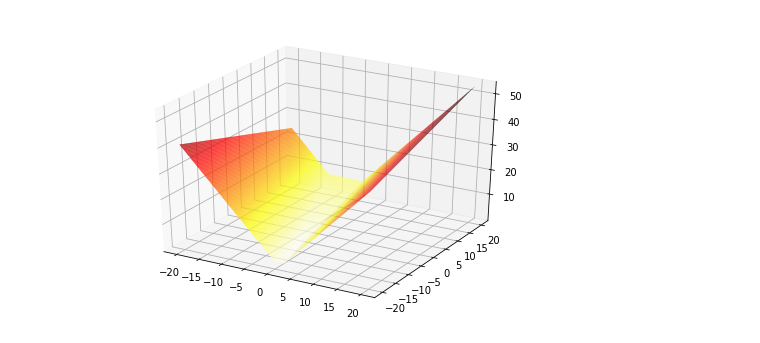
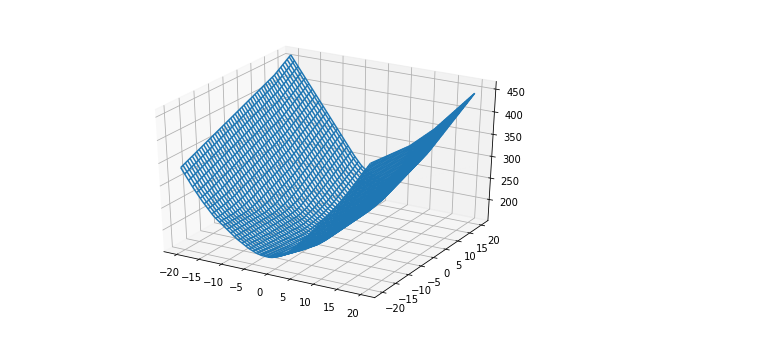
Before and after one commit to rosedaystory/eye_center_finder, a Jupyter notebook: exact solution finder.ipynb, the cells around one changed output. Drawn from its saved outputs; the diff is of its cells as text; code cells hidden in the pictures.

```diff
--- a/exact solution finder.ipynb
+++ b/exact solution finder.ipynb
@@ -9,7 +9,7 @@ def f(x,i):
 # %%
 
 """control factor of total number of lines!!"""
-ss = 2                 # total line number
+ss = 20                 # total line number
 dens = 5               # point in dx is 1
 l_lim = -20            # lower limit of grid
 h_lim = 20             # upper limit of grid
@@ -110,9 +112,9 @@ Wall time: 1.75 s
 # %%
 from mpl_toolkits.mplot3d import Axes3D
 
 fig = plt.figure()
 ax = Axes3D(fig)
-ax.plot_surface(xx, yy, sol, rstride=1, cstride=1, cmap='hot_r')
+ax.plot_wireframe(xx,yy,sol)
 plt.show()
 # %% [output]
-[figure, old version]
+[figure, new version]
```
Also changed, not shown: parts of 6 cells of this notebook.
